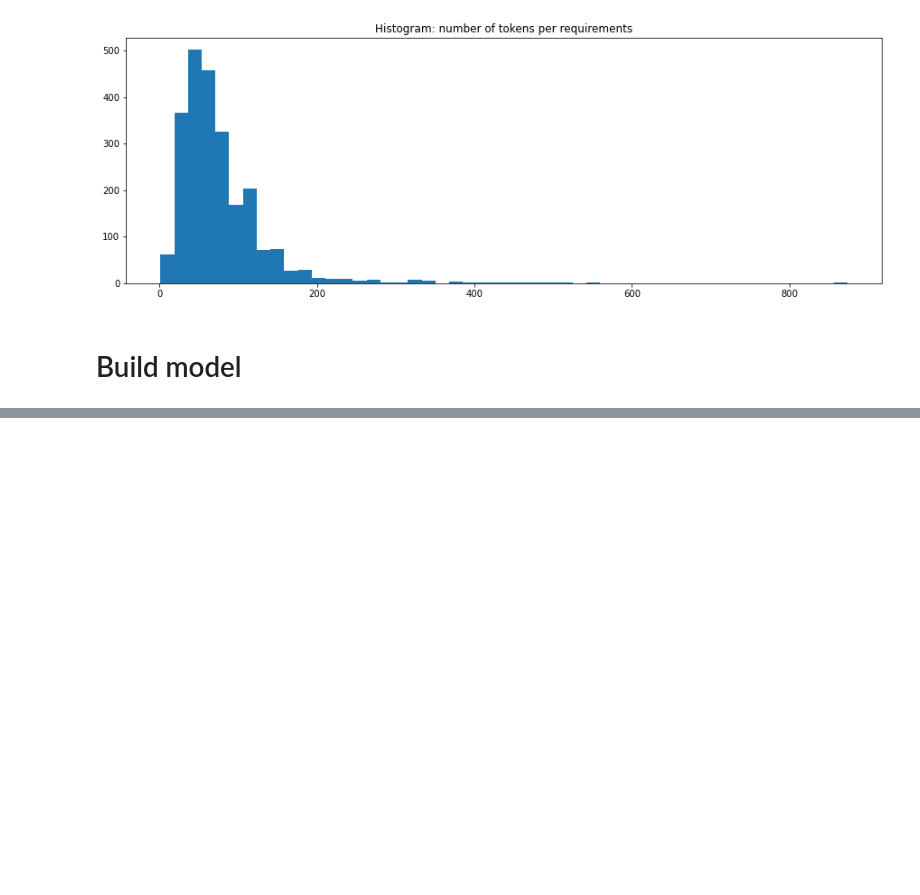
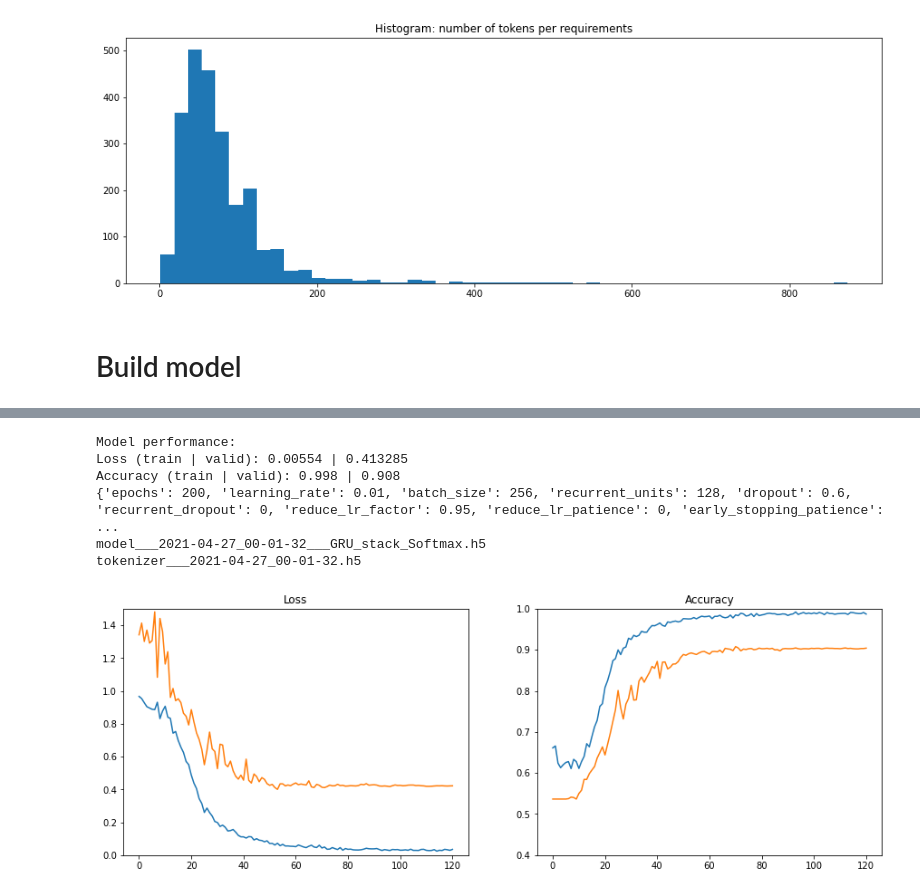
Before and after one commit to fabio-a-oliveira/NLP_Regulations, a Jupyter notebook: classify_requirements.ipynb, the cells around one changed output, grey strips where cells are left out. Drawn from its saved outputs; the diff is of its cells as text; code cells hidden in the pictures; blank space fills up the shorter version.

```diff
--- a/classify_requirements.ipynb
+++ b/classify_requirements.ipynb
@@ -300,0 +316,34 @@ with open(join(HOME, 'models', tokenizer_filename), 'wb') as file:
+# %%
+# print performance log (everything combined for 1 screenshot!)
+
+print("Model performance:")
+print("Loss (train | valid): {} | {}".format(loss, val_loss))
+print("Accuracy (train | valid): {} | {}".format(accuracy, val_accuracy))
+
+print(h)
+
+print(model_filename)
+print(tokenizer_filename)
+
+plt.figure(figsize = (15,5))
+plt.subplot(1,2,1)
+plt.title('Loss')
+plt.plot(history.history['loss'])
+plt.plot(history.history['val_loss'])
+plt.ylim((0,1.5))
+
+plt.subplot(1,2,2)
+plt.title('Accuracy')
+plt.plot(history.history['sparse_categorical_accuracy'])
+plt.plot(history.history['val_sparse_categorical_accuracy'])
+plt.ylim((.4,1))
+
+plt.show()
+# %% [output]
+Model performance:
+Loss (train | valid): 0.00554 | 0.413285
+Accuracy (train | valid): 0.998 | 0.908
+{'epochs': 200, 'learning_rate': 0.01, 'batch_size': 256, 'recurrent_units': 128, 'dropout': 0.6, 'recurrent_dropout': 0, 'reduce_lr_factor': 0.95, 'reduce_lr_patience': 0, 'early_stopping_patience':  ...
+model___2021-04-27_00-01-32___GRU_stack_Softmax.h5
+tokenizer___2021-04-27_00-01-32.h5
+[figure, added]
```
Also changed, not shown: parts of 14 cells of this notebook, 13 other files.
